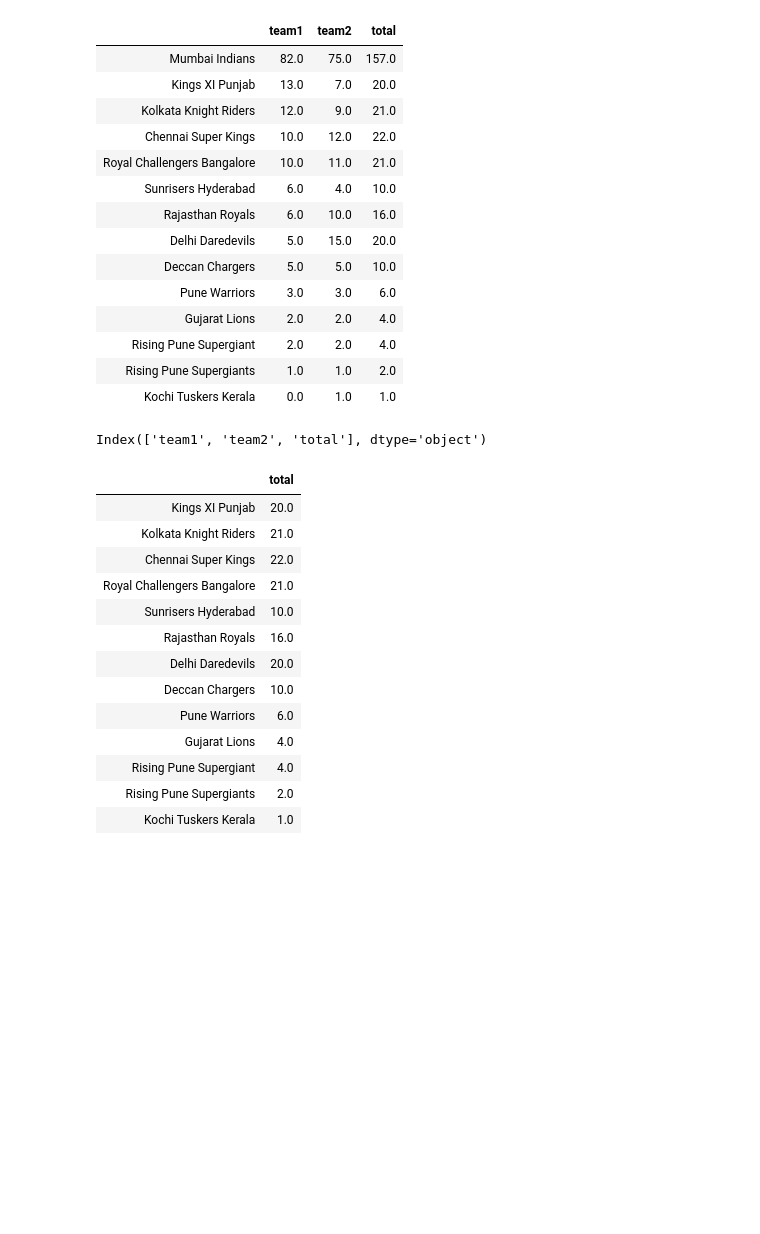
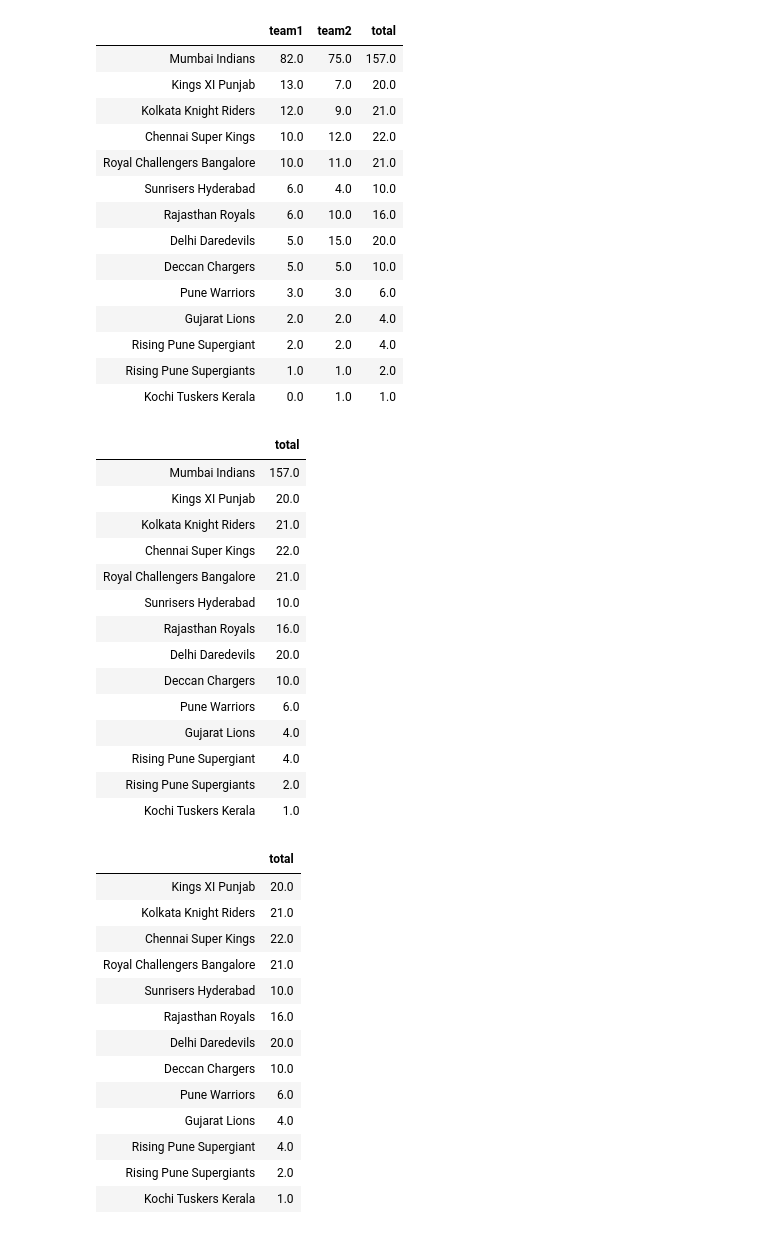
Before and after one commit to shan-2205/EDA, a Jupyter notebook: IPL.ipynb, the cells around one changed output. Drawn from its saved outputs; the diff is of its cells as text; code cells hidden in the pictures; blank space fills up the shorter version.

```diff
--- a/IPL.ipynb
+++ b/IPL.ipynb
@@ -853,12 +893,26 @@ dt2
 | Rising Pune Supergiant | 2.0 | 2.0 | 4.0 |
 | Rising Pune Supergiants | 1.0 | 1.0 | 2.0 |
 | Kochi Tuskers Kerala | 0.0 | 1.0 | 1.0 |
-# %%
-dt2.columns
-# %% [output]
-Index(['team1', 'team2', 'total'], dtype='object')
 # %%
 dt3=dt2.drop(['team1','team2'],axis=1)
+# %%
+dt3
+# %% [output]
+|  | total |
+| Mumbai Indians | 157.0 |
+| Kings XI Punjab | 20.0 |
+| Kolkata Knight Riders | 21.0 |
+| Chennai Super Kings | 22.0 |
+| Royal Challengers Bangalore | 21.0 |
+| Sunrisers Hyderabad | 10.0 |
+| Rajasthan Royals | 16.0 |
+| Delhi Daredevils | 20.0 |
+| Deccan Chargers | 10.0 |
+| Pune Warriors | 6.0 |
+| Gujarat Lions | 4.0 |
+| Rising Pune Supergiant | 4.0 |
+| Rising Pune Supergiants | 2.0 |
+| Kochi Tuskers Kerala | 1.0 |
 # %%
 dt3=dt3.drop('Mumbai Indians')
 # %%
```
Also changed, not shown: parts of 25 cells of this notebook.
